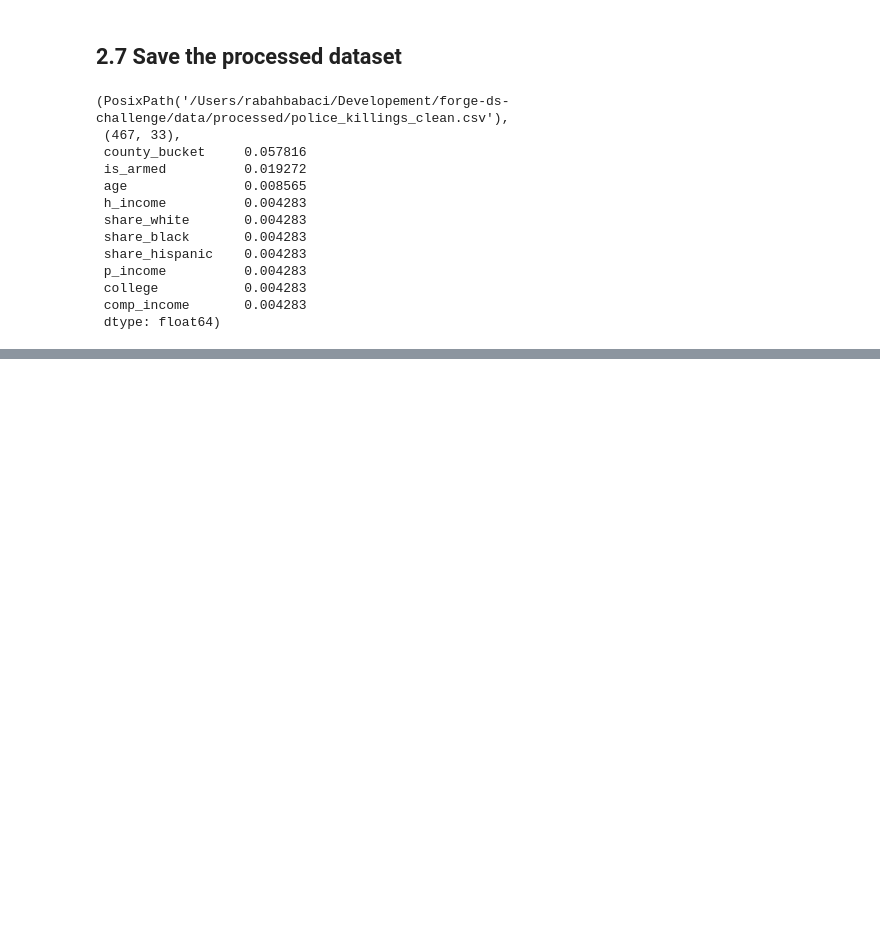
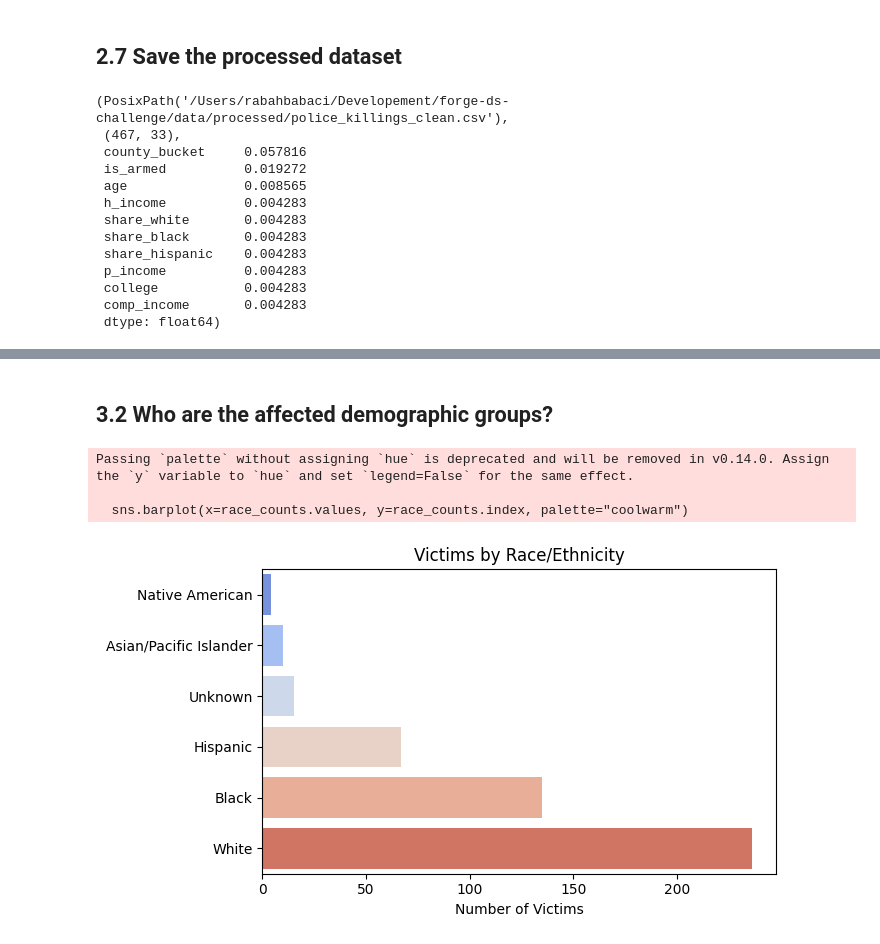
Before and after one commit to rabahbabaci/forge-ds-challenge, a Jupyter notebook: notebooks/analysis.ipynb, the cells around one changed output, grey strips where cells are left out. Cells and saved outputs as stored; diff of their text form; code cells hidden in the pictures; blank space fills up the shorter version.

Commit message:
Step 3 (EDA): added visuals and insights

```diff
--- a/notebooks/analysis.ipynb
+++ b/notebooks/analysis.ipynb
@@ -401,0 +451,20 @@ Saved cleaned dataset to `data/processed/police_killings_clean.csv`
+# %% [markdown]
+## 3.2 Who are the affected demographic groups?
+# %%
+race_counts = df_clean["raceethnicity"].value_counts()
+race_counts = race_counts.sort_values(
+    ascending=True
+)  # smallest to largest for horizontal bars
+
+plt.figure(figsize=(7, 4))
+sns.barplot(x=race_counts.values, y=race_counts.index, palette="coolwarm")
+plt.title("Victims by Race/Ethnicity")
+plt.xlabel("Number of Victims")
+plt.ylabel("")
+plt.tight_layout()
+plt.show()
+# %% [output]
+Passing `palette` without assigning `hue` is deprecated and will be removed in v0.14.0. Assign the `y` variable to `hue` and set `legend=False` for the same effect.
+
+  sns.barplot(x=race_counts.values, y=race_counts.index, palette="coolwarm")
+[figure, added]
```
Also changed, not shown: parts of 22 cells of this notebook.
